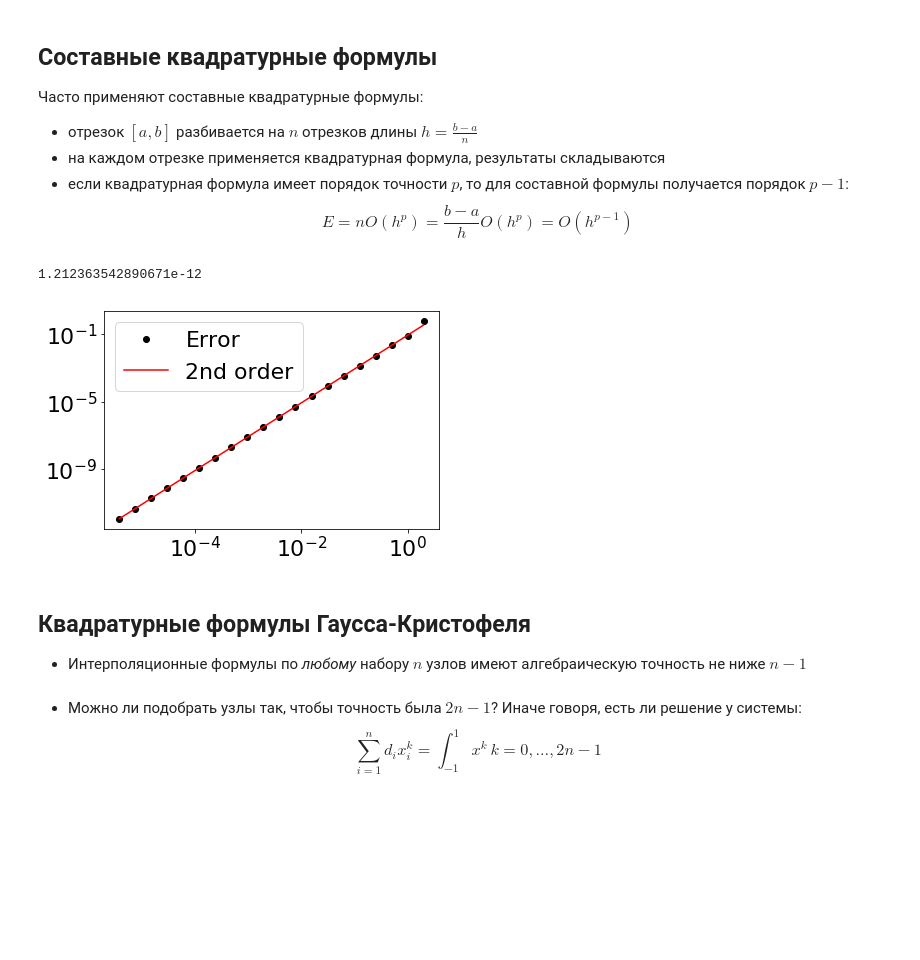
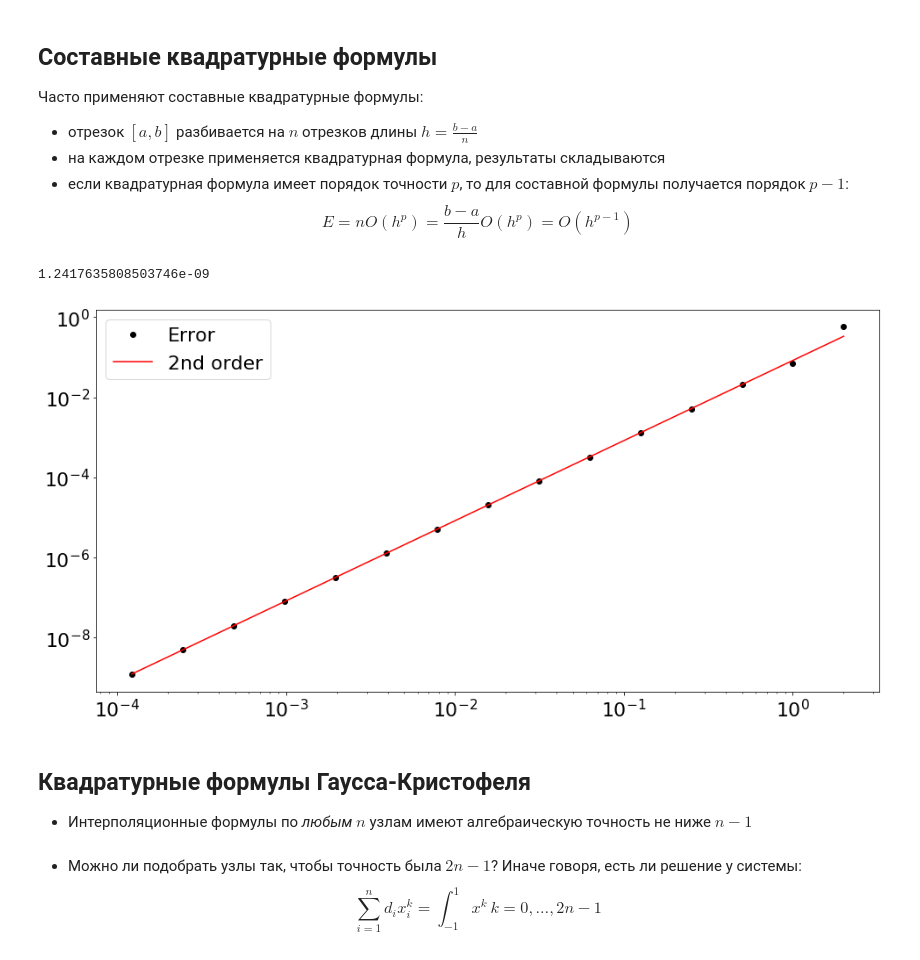
Before and after one commit to chikitkin/comp_math_mipt, a Jupyter notebook: 09-lecture/09-lecture.ipynb, the cells around one changed output. Drawn from its saved outputs; the diff is of its cells as text; code cells hidden in the pictures; blank space fills up the shorter version.

```diff
--- a/09-lecture/09-lecture.ipynb
+++ b/09-lecture/09-lecture.ipynb
@@ -81,27 +78,27 @@ $$
 # %%
 f = lambda x: 1/(1 + x**2)
 I_ex = np.pi/2
-N = 20
+N = 15
 err = np.zeros(N)
 h = 2/2**np.arange(N)
 n = 2**np.arange(N)
 for k in range(N):
     x = np.linspace(-1, 1, n[k] + 1)
     fval = f(x)
     I_tr = h[k] * (np.sum(fval) - 0.5*(fval[0] + fval[-1]))
     err[k] = np.abs(I_tr - I_ex)
-fig, ax = plt.subplots()
+fig, ax = plt.subplots(figsize = (16,8))
 plt.loglog(h, err, 'ko', label = 'Error')
 plt.loglog(h, err[-1]*(h/h[-1])**2, 'r-', label = '2nd order')
 plt.legend()
 print(err[-1])
 # %% [output]
-1.212363542890671e-12
+1.2417635808503746e-09
-[figure, old version]
+[figure, new version]
 # %% [markdown]
 ## Квадратурные формулы Гаусса-Кристофеля
 
-* Интерполяционные формулы по *любому* набору $n$ узлов имеют алгебраическую точность не ниже $n-1$
+* Интерполяционные формулы по *любым* $n$ узлам имеют алгебраическую точность не ниже $n-1$
 # %% [markdown]
 * Можно ли подобрать узлы так, чтобы точность была $2n-1$? Иначе говоря, есть ли решение у системы:
 $$
```
Also changed, not shown: parts of 6 cells of this notebook, 1 other file.
